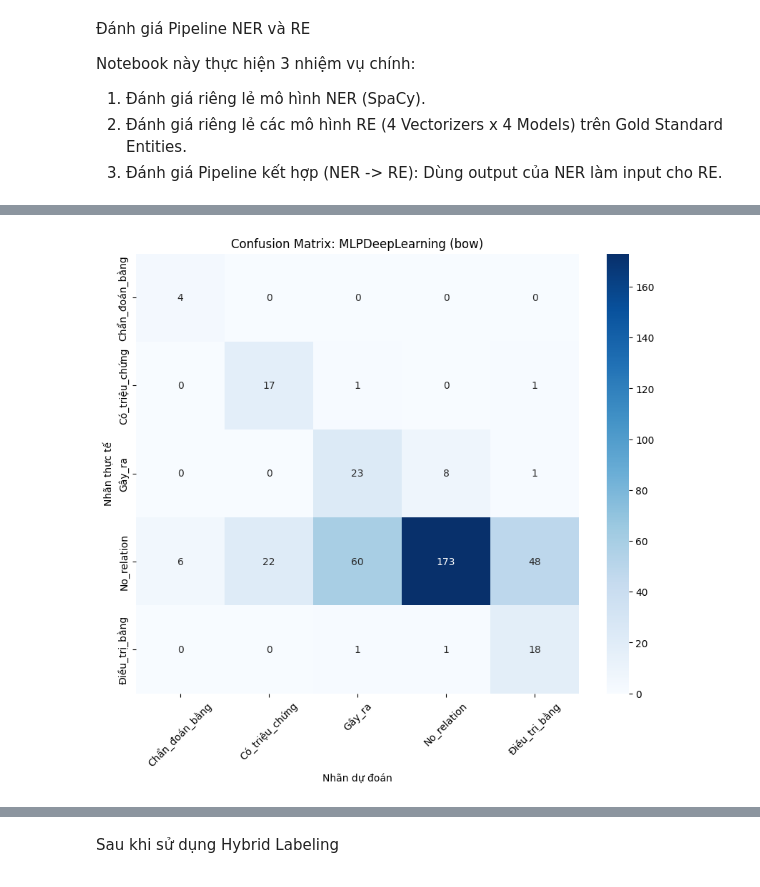
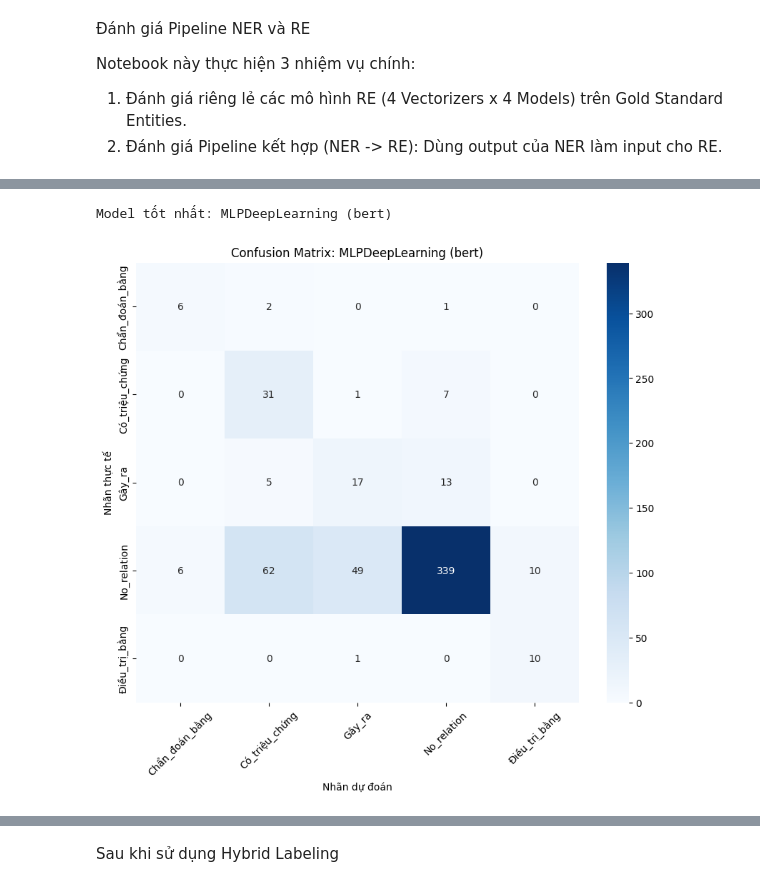
Before and after one commit to Zile228/medical-re, a Jupyter notebook: notebooks/02_experiment.ipynb, the cells around one changed output, grey strips where cells are left out. Saved outputs shown, nothing was run; the diff lists cells and outputs as text; code cells hidden in the pictures.

Commit message:
update pipeline

```diff
--- a/notebooks/02_experiment.ipynb
+++ b/notebooks/02_experiment.ipynb
@@ -2,9 +2,8 @@
 Đánh giá Pipeline NER và RE
 
 Notebook này thực hiện 3 nhiệm vụ chính:
-1. Đánh giá riêng lẻ mô hình NER (SpaCy).
-2. Đánh giá riêng lẻ các mô hình RE (4 Vectorizers x 4 Models) trên Gold Standard Entities.
-3. Đánh giá Pipeline kết hợp (NER -> RE): Dùng output của NER làm input cho RE.
+1. Đánh giá riêng lẻ các mô hình RE (4 Vectorizers x 4 Models) trên Gold Standard Entities.
+2. Đánh giá Pipeline kết hợp (NER -> RE): Dùng output của NER làm input cho RE.
 # %%
 import sys
 import os
@@ -27,32 +27,72 @@ TEST_JSON = os.path.join(DATA_DIR, 'processed', 'test_tasks.json')
 TEST_CSV = os.path.join(DATA_DIR, 'processed', 'test_data.csv')
 NER_MODEL_PATH = os.path.join(MODEL_DIR, 'ner_bert_model')
 # %%
-# Cell 2: Đánh giá chi tiết RE Module (Acc + Confusion Matrix)
-print("=== ĐÁNH GIÁ CHI TIẾT MÔ HÌNH RE ===")
+# CELL 2: TỰ ĐỘNG ĐÁNH GIÁ VÀ SO SÁNH TẤT CẢ MODEL RE
+print("=== ĐÁNH GIÁ VÀ SO SÁNH CÁC MODEL RE ===")
 
-# Chọn model tốt nhất của cậu để vẽ (Ví dụ: BoW + RandomForest)
-# Cậu có thể thay đổi tên vectorizer và model ở đây
-target_vec = 'bow'
-target_model = 'MLPDeepLearning'
+# Tìm tất cả file model .pkl trong folder models
+# Quy tắc đặt tên: {model_name}_{vec_name}.pkl (ví dụ: RandomForest_bow.pkl)
+model_files = glob.glob(os.path.join(MODEL_DIR, "*.pkl"))
+results = []
 
-metrics = evaluate_re_module(TEST_CSV, target_vec, target_model)
+print(f"Tìm thấy {len(model_files)} files. Đang lọc và đánh giá...")
 
-if metrics:
-    print(f"\nModel: {target_vec} + {target_model}")
-    print(f"Accuracy: {metrics['accuracy']:.4f}")
-    print(f"F1-Macro: {metrics['f1_macro']:.4f}")
+for p in model_files:
+    fname = os.path.basename(p)
+    # Bỏ qua các file không phải model phân loại
+    if fname.startswith("scaler_") or fname.startswith("label_encoder"):
+        continue
 
-    # Vẽ Confusion Matrix
-    cm = metrics['confusion_matrix']
-    classes = metrics['classes']
+    name_part = fname.replace(".pkl", "")
+    # Tách tên model và vectorizer (giả định dấu _ phân cách cuối cùng)
+    if "_" in name_part:
+        parts = name_part.rsplit("_", 1)
+        model_name = parts[0]
+        vec_name = parts[1]
+
+        # Chỉ đánh giá nếu vectorizer hợp lệ
+        if vec_name in ['bow', 'tfidf', 'w2v', 'bert']:
+            print(f"--> Đang đánh giá: {model_name} với {vec_name}...")
+            try:
+                metrics = evaluate_re_module(TEST_CSV, vec_name, model_name)
+                if metrics:
+                    results.append({
+                        'Model': model_name,
+                        'Vectorizer': vec_name,
+                        'Accuracy': metrics['accuracy'],
+                        'F1-Macro': metrics['f1_macro'],
+                        'Confusion_Matrix': metrics['confusion_matrix'],
+                        'Classes': metrics['classes']
+                    })
+            except Exception as e:
+                print(f"    Lỗi: {e}")
+
+# Hiển thị bảng xếp hạng
+if results:
+    df_res = pd.DataFrame(results).sort_values(by='F1-Macro', ascending=False)
+    print("\n=== BẢNG XẾP HẠNG MODEL (Dựa trên F1-Macro) ===")
+    display(df_res[['Model', 'Vectorizer', 'Accuracy', 'F1-Macro']])
+
+    # Lấy model tốt nhất
+    best_row = df_res.iloc[0]
+    best_model_name = best_row['Model']
+    best_vec_name = best_row['Vectorizer']
+
+    print(f"\nModel tốt nhất: {best_model_name} ({best_vec_name})")
+
+    # Vẽ Confusion Matrix cho model tốt nhất
+    cm = best_row['Confusion_Matrix']
+    classes = best_row['Classes']
 
     plt.figure(figsize=(10, 8))
     sns.heatmap(cm, annot=True, fmt='d', cmap='Blues', xticklabels=classes, yticklabels=classes)
-    plt.title(f'Confusion Matrix: {target_model} ({target_vec})')
+    plt.title(f'Confusion Matrix: {best_model_name} ({best_vec_name})')
     plt.ylabel('Nhãn thực tế')
     plt.xlabel('Nhãn dự đoán')
     plt.xticks(rotation=45)
     plt.show()
 else:
-    print("Chưa tìm thấy model này.")
+    print("Không đánh giá được model nào.")
+    best_model_name = None
+    best_vec_name = None
 # %% [output]
@@ -64,2 +136,3 @@ F1-Macro: 0.5329
+Model tốt nhất: MLPDeepLearning (bert)
-[figure, old version]
+[figure, new version]
 # %%
```
Also changed, not shown: parts of 4 cells of this notebook, 14 other files.
